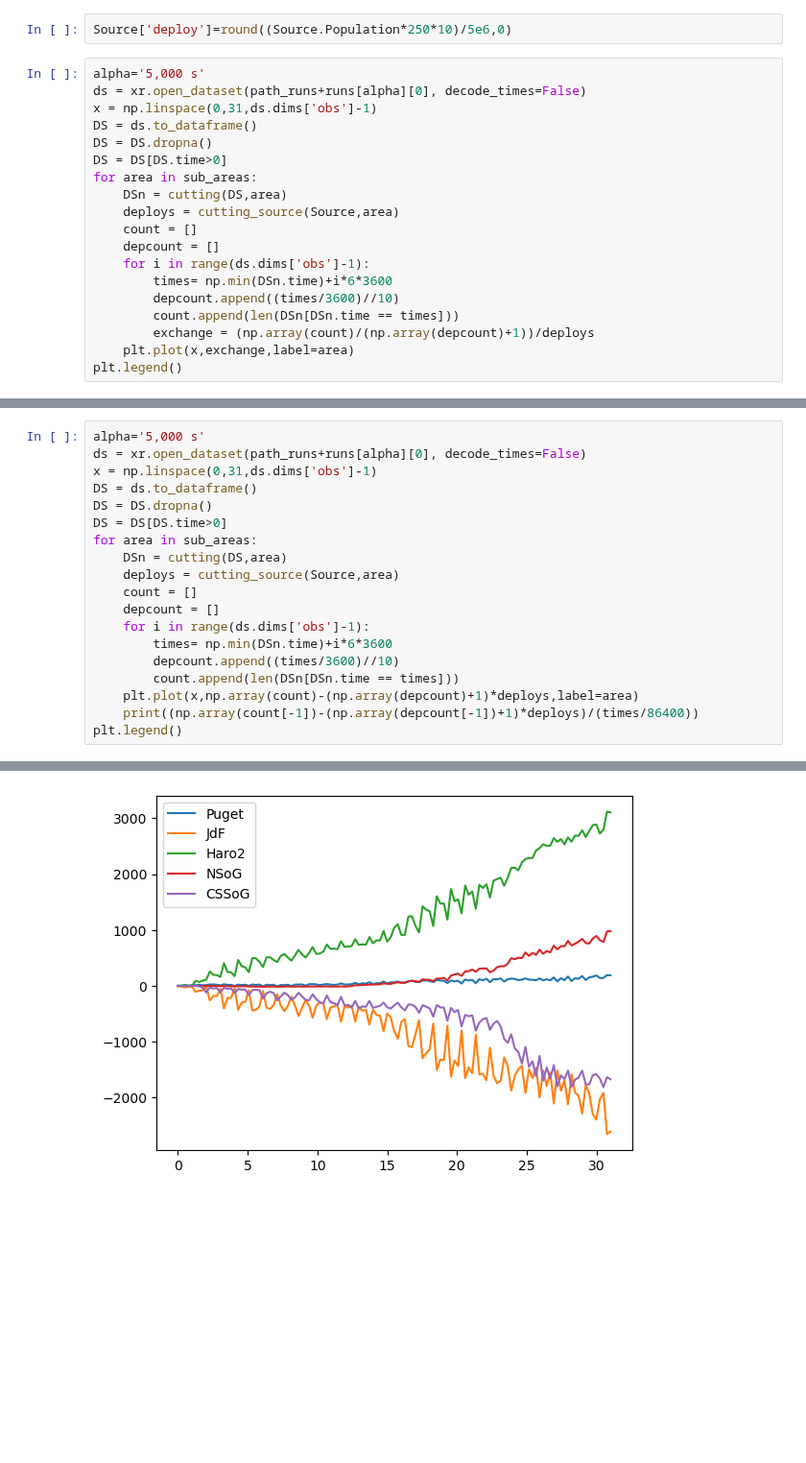
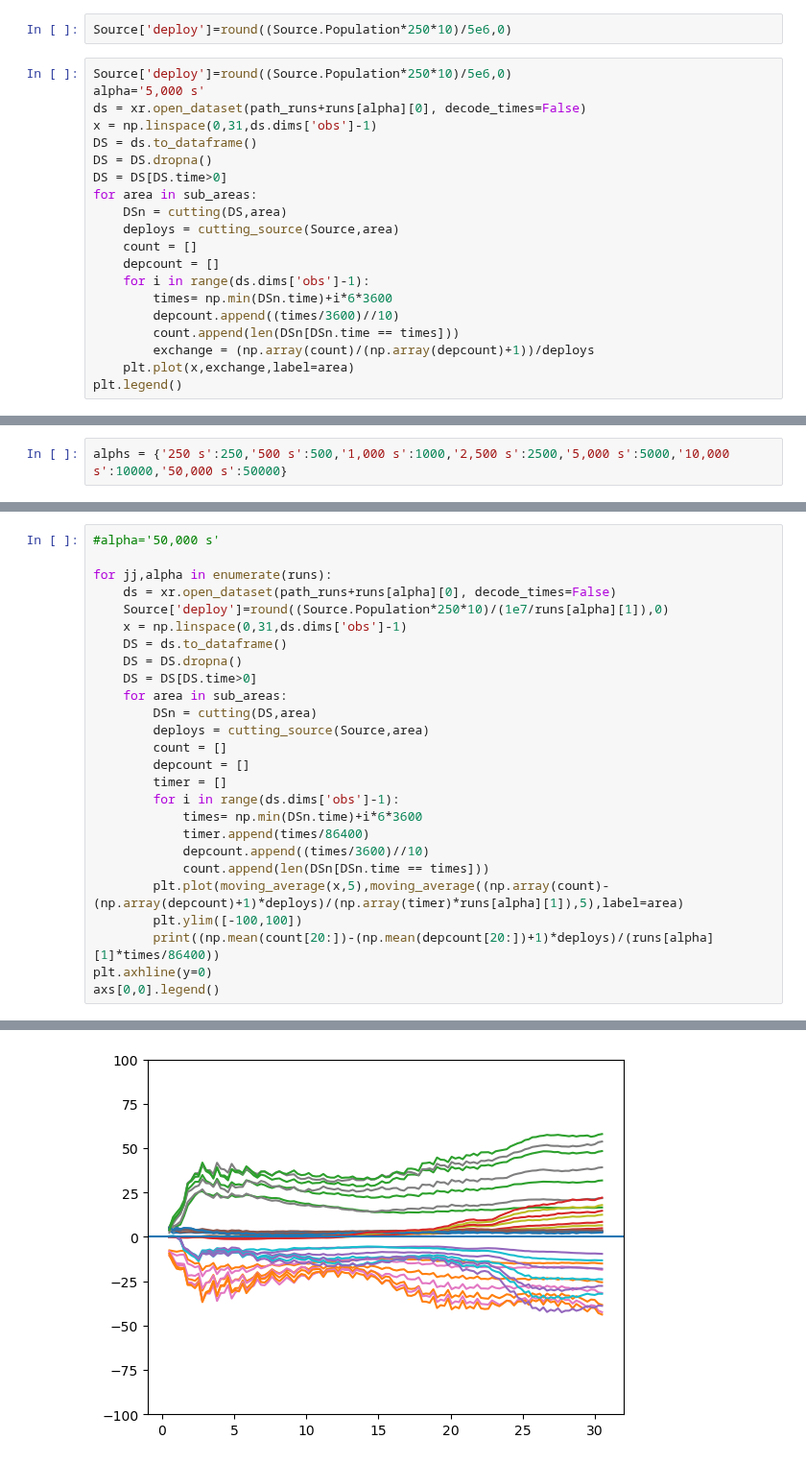
Before and after one commit to SalishSeaCast/analysis-jose, a Jupyter notebook: notebooks/Outfall_finalResults/regions_budget.ipynb, the cells around one changed output, grey strips where cells are left out. Shown at 96% size. Saved outputs shown, nothing was run; the diff lists cells and outputs as text; blank space fills up the shorter version.

```diff
--- a/notebooks/Outfall_finalResults/regions_budget.ipynb
+++ b/notebooks/Outfall_finalResults/regions_budget.ipynb
@@ -140,6 +140,7 @@ def cutting_source(data,area):
 # %%
 Source['deploy']=round((Source.Population*250*10)/5e6,0)
 # %%
+Source['deploy']=round((Source.Population*250*10)/5e6,0)
 alpha='5,000 s'
 ds = xr.open_dataset(path_runs+runs[alpha][0], decode_times=False)
 x = np.linspace(0,31,ds.dims['obs']-1)
@@ -160,0 +165,2 @@ plt.legend()
+# %%
+alphs = {'250 s':250,'500 s':500,'1,000 s':1000,'2,500 s':2500,'5,000 s':5000,'10,000 s':10000,'50,000 s':50000}
@@ -161,20 +214,27 @@ plt.legend()
 # %%
-alpha='5,000 s'
-ds = xr.open_dataset(path_runs+runs[alpha][0], decode_times=False)
-x = np.linspace(0,31,ds.dims['obs']-1)
-DS = ds.to_dataframe()
-DS = DS.dropna()
-DS = DS[DS.time>0]
-for area in sub_areas:
-    DSn = cutting(DS,area)
-    deploys = cutting_source(Source,area)
-    count = []
-    depcount = []
-    for i in range(ds.dims['obs']-1):
-        times= np.min(DSn.time)+i*6*3600
-        depcount.append((times/3600)//10)
-        count.append(len(DSn[DSn.time == times]))
-    plt.plot(x,np.array(count)-(np.array(depcount)+1)*deploys,label=area)
-    print((np.array(count[-1])-(np.array(depcount[-1])+1)*deploys)/(times/86400))
-plt.legend()
+#alpha='50,000 s'
+
+for jj,alpha in enumerate(runs):
+    ds = xr.open_dataset(path_runs+runs[alpha][0], decode_times=False)
+    Source['deploy']=round((Source.Population*250*10)/(1e7/runs[alpha][1]),0)
+    x = np.linspace(0,31,ds.dims['obs']-1)
+    DS = ds.to_dataframe()
+    DS = DS.dropna()
+    DS = DS[DS.time>0]
+    for area in sub_areas:
+        DSn = cutting(DS,area)
+        deploys = cutting_source(Source,area)
+        count = []
+        depcount = []
+        timer = []
+        for i in range(ds.dims['obs']-1):
+            times= np.min(DSn.time)+i*6*3600
+            timer.append(times/86400)
+            depcount.append((times/3600)//10)
+            count.append(len(DSn[DSn.time == times]))
+        plt.plot(moving_average(x,5),moving_average((np.array(count)-(np.array(depcount)+1)*deploys)/(np.array(timer)*runs[alpha][1]),5),label=area)
+        plt.ylim([-100,100])
+        print((np.mean(count[20:])-(np.mean(depcount[20:])+1)*deploys)/(runs[alpha][1]*times/86400))
+plt.axhline(y=0)
+axs[0,0].legend()
 # %% [output]
@@ -186,2 +258,2 @@ plt.legend()
 <matplotlib.legend.Legend at 0x...>
-[figure, old version]
+[figure, new version]
```
Also changed, not shown: parts of 4 cells of this notebook.
